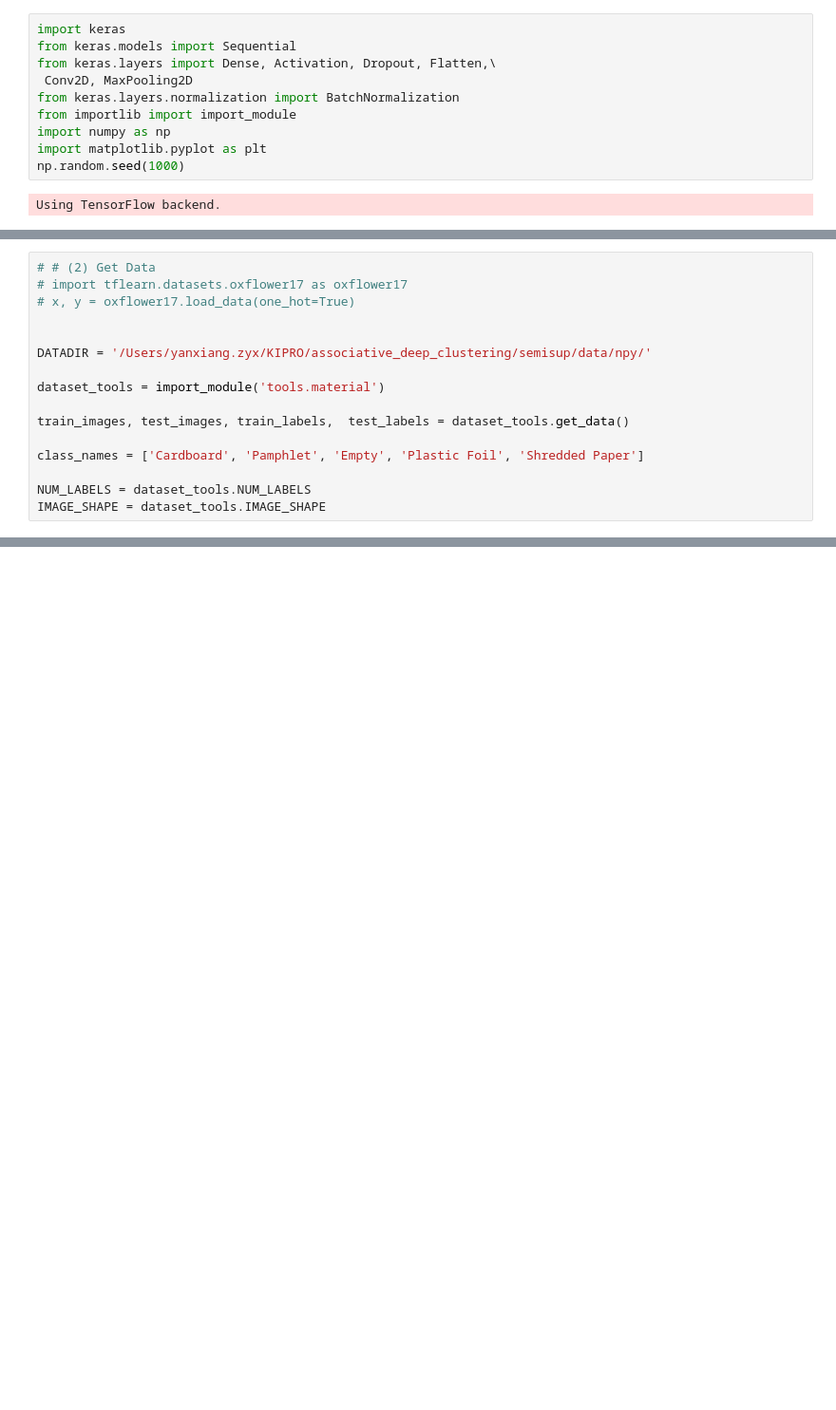
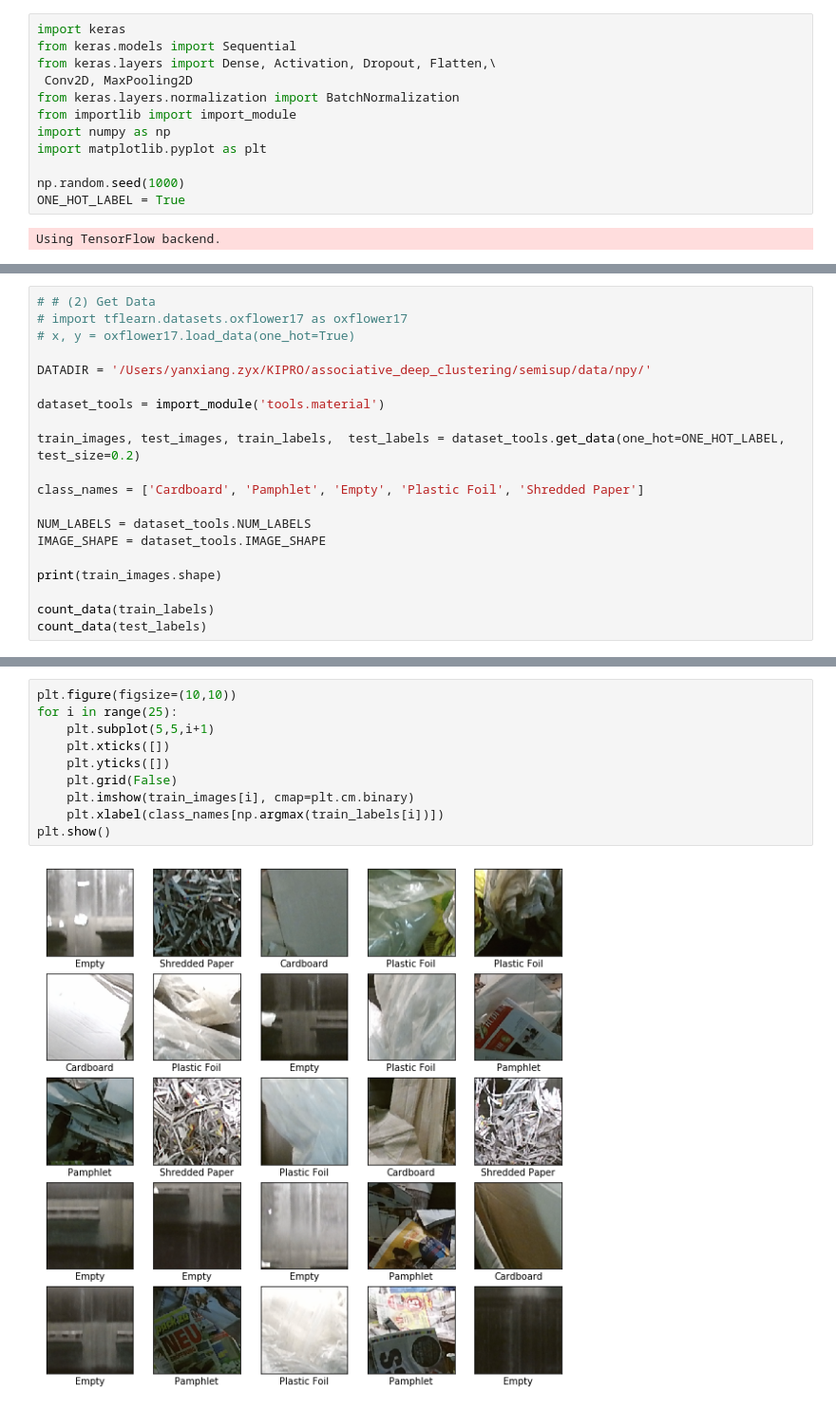
Before and after one commit to yxzhan/associative_deep_clustering, a Jupyter notebook: semisup/Keras_Alexnet.ipynb, the cells around one changed output, grey strips where cells are left out. Shown: that part at 95% size. Cells and saved outputs as stored; diff of their text form; blank space fills up the shorter version.

```diff
--- a/semisup/Keras_Alexnet.ipynb
+++ b/semisup/Keras_Alexnet.ipynb
@@ -7,6 +7,8 @@ from keras.layers.normalization import BatchNormalization
 from importlib import import_module
 import numpy as np
 import matplotlib.pyplot as plt
+
 np.random.seed(1000)
+ONE_HOT_LABEL = True
 # %% [output]
 Using TensorFlow backend.
@@ -15,14 +23,18 @@ Using TensorFlow backend.
 # import tflearn.datasets.oxflower17 as oxflower17
 # x, y = oxflower17.load_data(one_hot=True)
 
-
 DATADIR = '/Users/yanxiang.zyx/KIPRO/associative_deep_clustering/semisup/data/npy/'
 
 dataset_tools = import_module('tools.material')
 
-train_images, test_images, train_labels,  test_labels = dataset_tools.get_data()
+train_images, test_images, train_labels,  test_labels = dataset_tools.get_data(one_hot=ONE_HOT_LABEL, test_size=0.2)
 
 class_names = ['Cardboard', 'Pamphlet', 'Empty', 'Plastic Foil', 'Shredded Paper']
 
 NUM_LABELS = dataset_tools.NUM_LABELS
 IMAGE_SHAPE = dataset_tools.IMAGE_SHAPE
+
+print(train_images.shape)
+
+count_data(train_labels)
+count_data(test_labels)
@@ -29,3 +45,15 @@ IMAGE_SHAPE = dataset_tools.IMAGE_SHAPE
+# %%
+plt.figure(figsize=(10,10))
+for i in range(25):
+    plt.subplot(5,5,i+1)
+    plt.xticks([])
+    plt.yticks([])
+    plt.grid(False)
+    plt.imshow(train_images[i], cmap=plt.cm.binary)
+    plt.xlabel(class_names[np.argmax(train_labels[i])])
+plt.show()
+# %% [output]
+[figure, added]
 # %%
 # (3) Create a sequential model
 model = Sequential()
```
Also changed, not shown: parts of 9 cells of this notebook, 1 other file.
